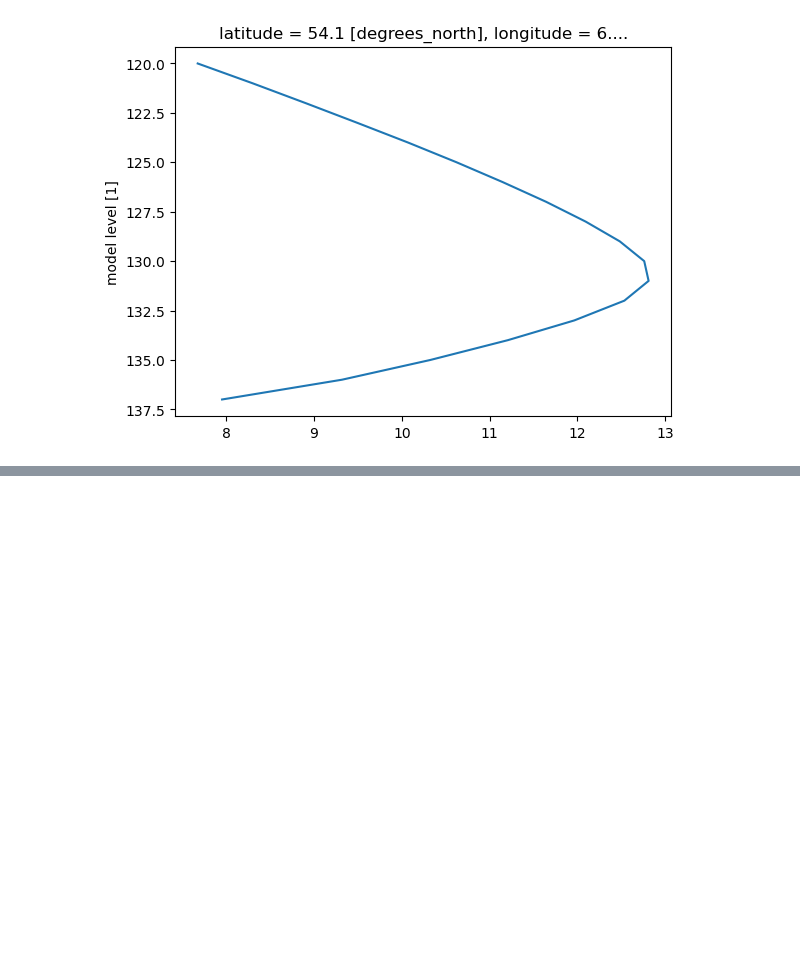
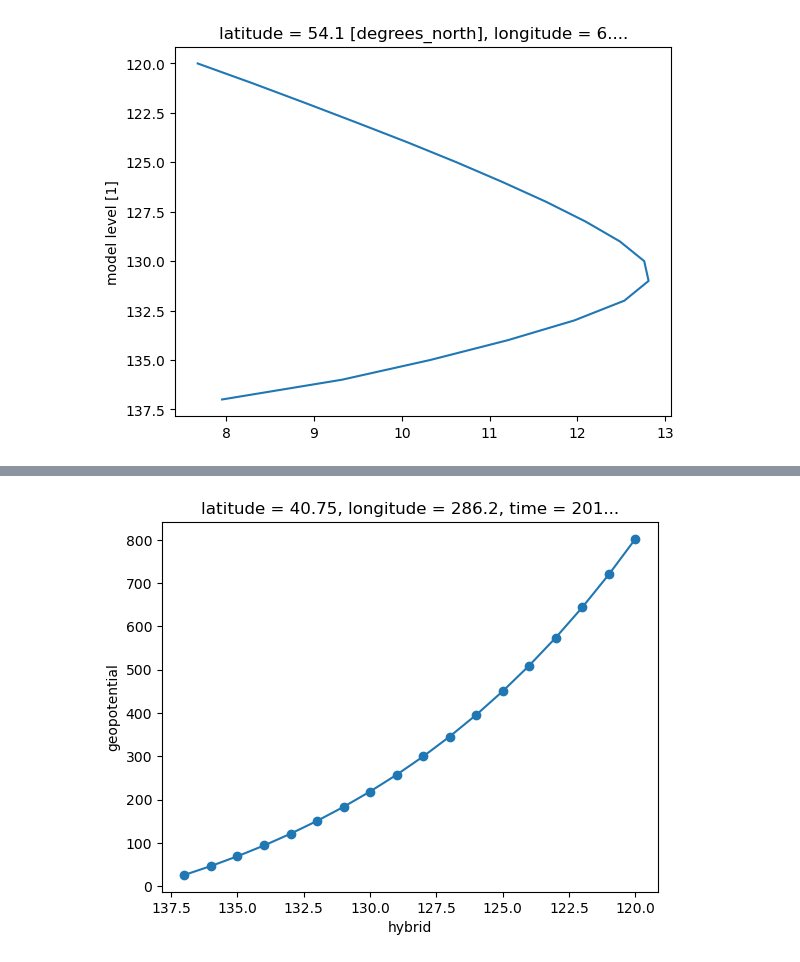
Before and after one commit to HarishBaki/Estimation-of-lidar-wind-speed-profiles-from-ERA5-inputs-using-TabNet, a Jupyter notebook: era5_global_timeseries.ipynb, the cells around one changed output, grey strips where cells are left out. Cells and saved outputs as stored; diff of their text form; code cells hidden in the pictures; blank space fills up the shorter version.

```diff
--- a/era5_global_timeseries.ipynb
+++ b/era5_global_timeseries.ipynb
@@ -137,0 +181,5 @@ plt.gca().invert_yaxis()
+# %%
+z.isel(time=0).plot(linestyle='-',marker='o')
+plt.gca().invert_xaxis()
+# %% [output]
+[figure, added]
```
Also changed, not shown: parts of 12 cells of this notebook.
